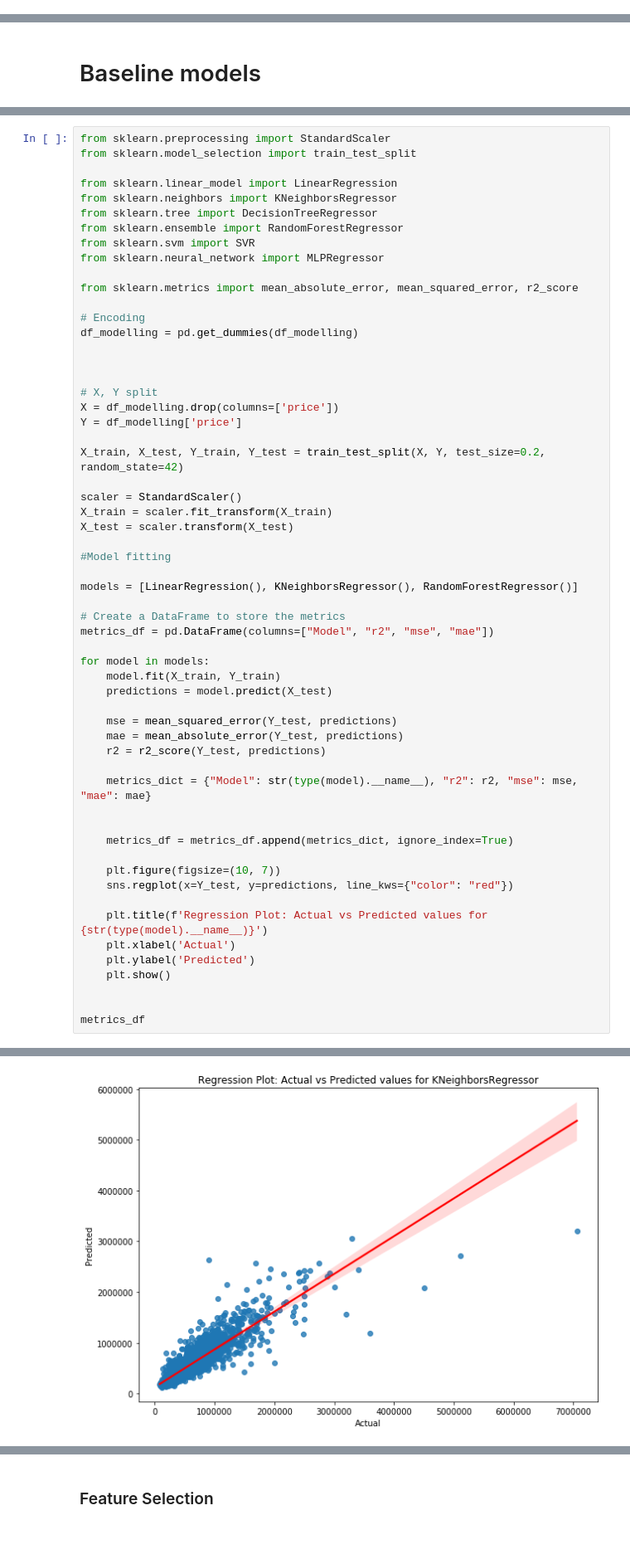
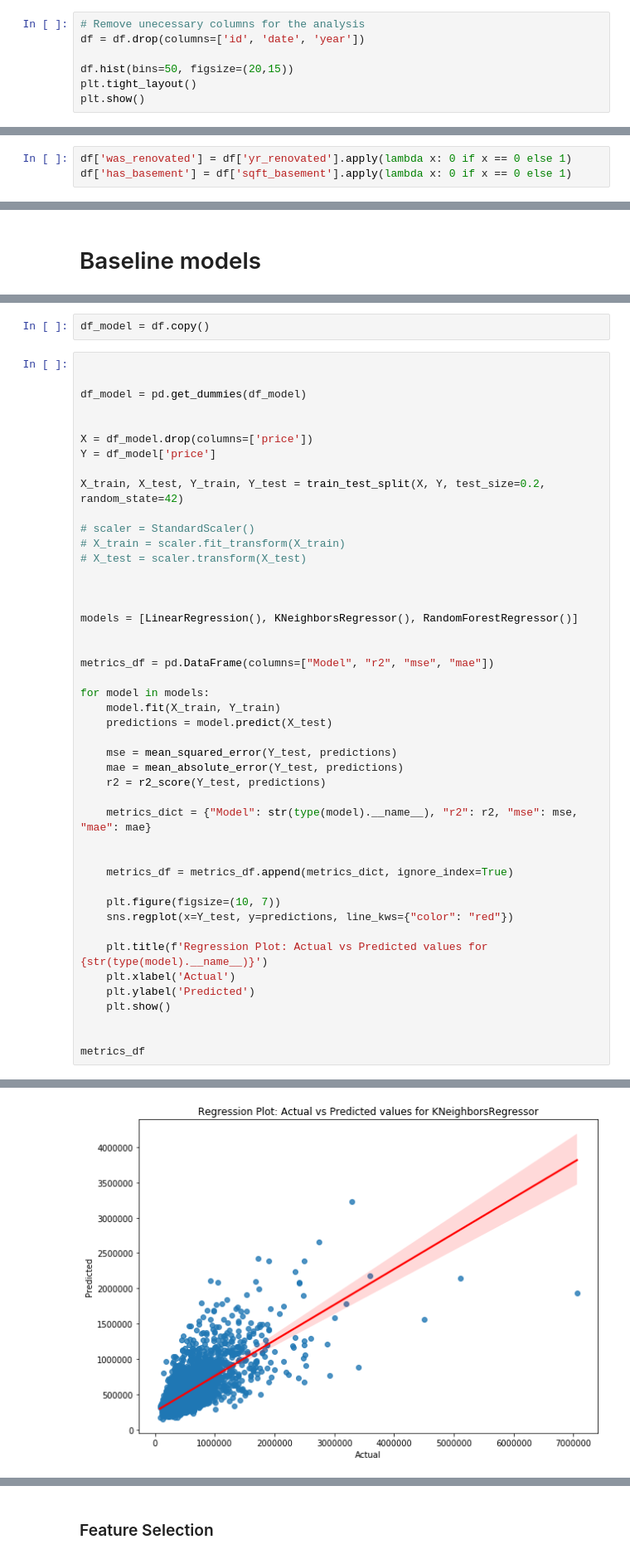
Before and after one commit to dooinn/data_mid_bootcamp_project_regression, a Jupyter notebook: house_price_prediction.ipynb, the cells around one changed output, grey strips where cells are left out. Shown at 83% size. Drawn from its saved outputs; the diff is of its cells as text; blank space fills up the shorter version.

```diff
--- a/house_price_prediction.ipynb
+++ b/house_price_prediction.ipynb
@@ -219,0 +222,7 @@ for col in df_numerical.columns[1:]:
+# %%
+# Remove unecessary columns for the analysis
+df = df.drop(columns=['id', 'date', 'year'])
+
+df.hist(bins=50, figsize=(20,15))
+plt.tight_layout()
+plt.show()
@@ -338 +450,4 @@ plt.show()
+# %%
+df['was_renovated'] = df['yr_renovated'].apply(lambda x: 0 if x == 0 else 1)
+df['has_basement'] = df['sqft_basement'].apply(lambda x: 0 if x == 0 else 1)
 # %%
@@ -375,36 +613,25 @@ df_modelling.drop(columns=['id','date'], axis=1, inplace=True)
+# %%
+df_model = df.copy()
 # %%
-from sklearn.preprocessing import StandardScaler
-from sklearn.model_selection import train_test_split
 
-from sklearn.linear_model import LinearRegression
-from sklearn.neighbors import KNeighborsRegressor
-from sklearn.tree import DecisionTreeRegressor
-from sklearn.ensemble import RandomForestRegressor
-from sklearn.svm import SVR
-from sklearn.neural_network import MLPRegressor
 
-from sklearn.metrics import mean_absolute_error, mean_squared_error, r2_score
+df_model = pd.get_dummies(df_model)
 
-# Encoding
-df_modelling = pd.get_dummies(df_modelling)
+
+X = df_model.drop(columns=['price'])
+Y = df_model['price']
+
+X_train, X_test, Y_train, Y_test = train_test_split(X, Y, test_size=0.2, random_state=42)
+
+# scaler = StandardScaler()
+# X_train = scaler.fit_transform(X_train)
+# X_test = scaler.transform(X_test)
 
 
 
-# X, Y split
-X = df_modelling.drop(columns=['price'])
-Y = df_modelling['price']
-
-X_train, X_test, Y_train, Y_test = train_test_split(X, Y, test_size=0.2, random_state=42)
-
-scaler = StandardScaler()
-X_train = scaler.fit_transform(X_train)
-X_test = scaler.transform(X_test)
-
-#Model fitting
-
 models = [LinearRegression(), KNeighborsRegressor(), RandomForestRegressor()]
 
-# Create a DataFrame to store the metrics
+
 metrics_df = pd.DataFrame(columns=["Model", "r2", "mse", "mae"])
 
 for model in models:
@@ -435 +662 @@ metrics_df
-[figure, old version]
+[figure, new version]
```
Also changed, not shown: parts of 57 cells of this notebook.
